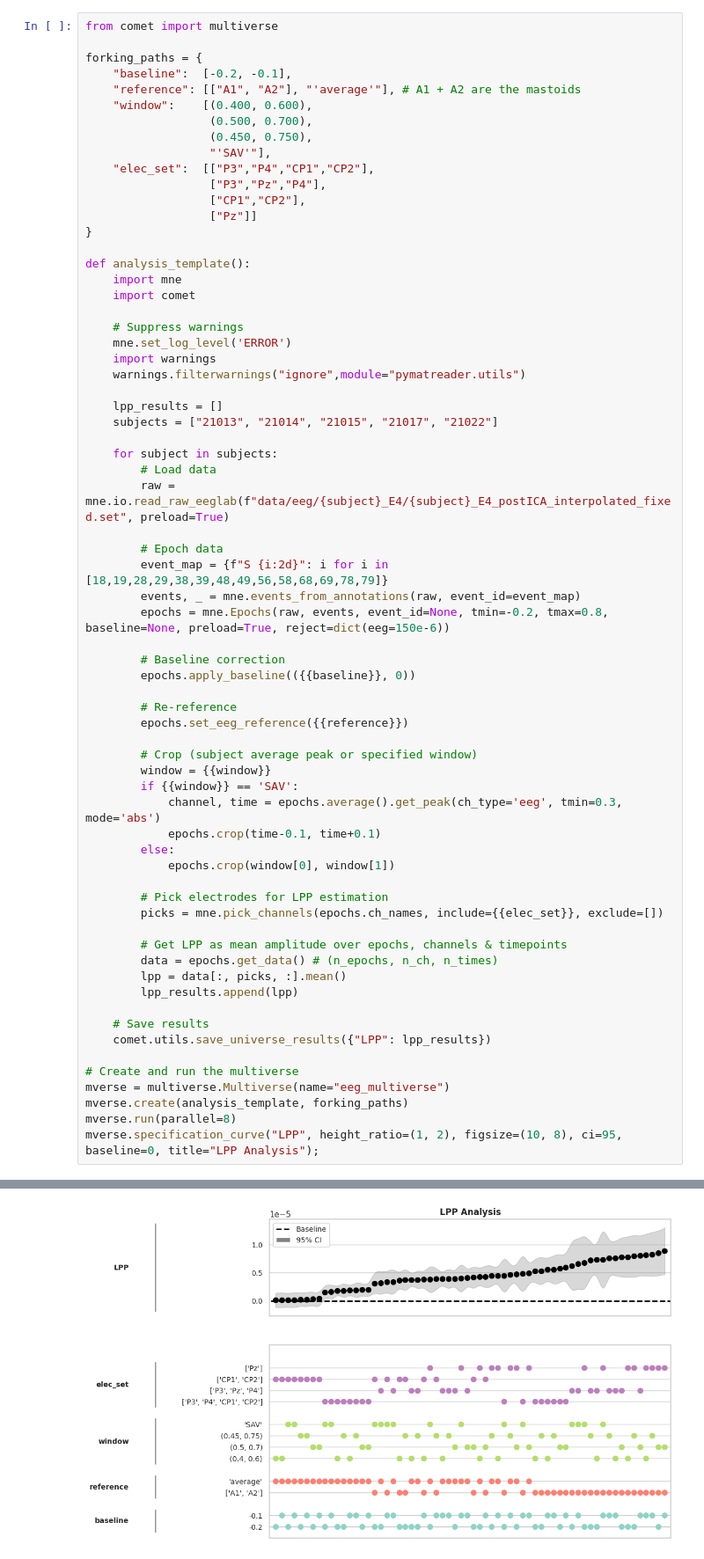
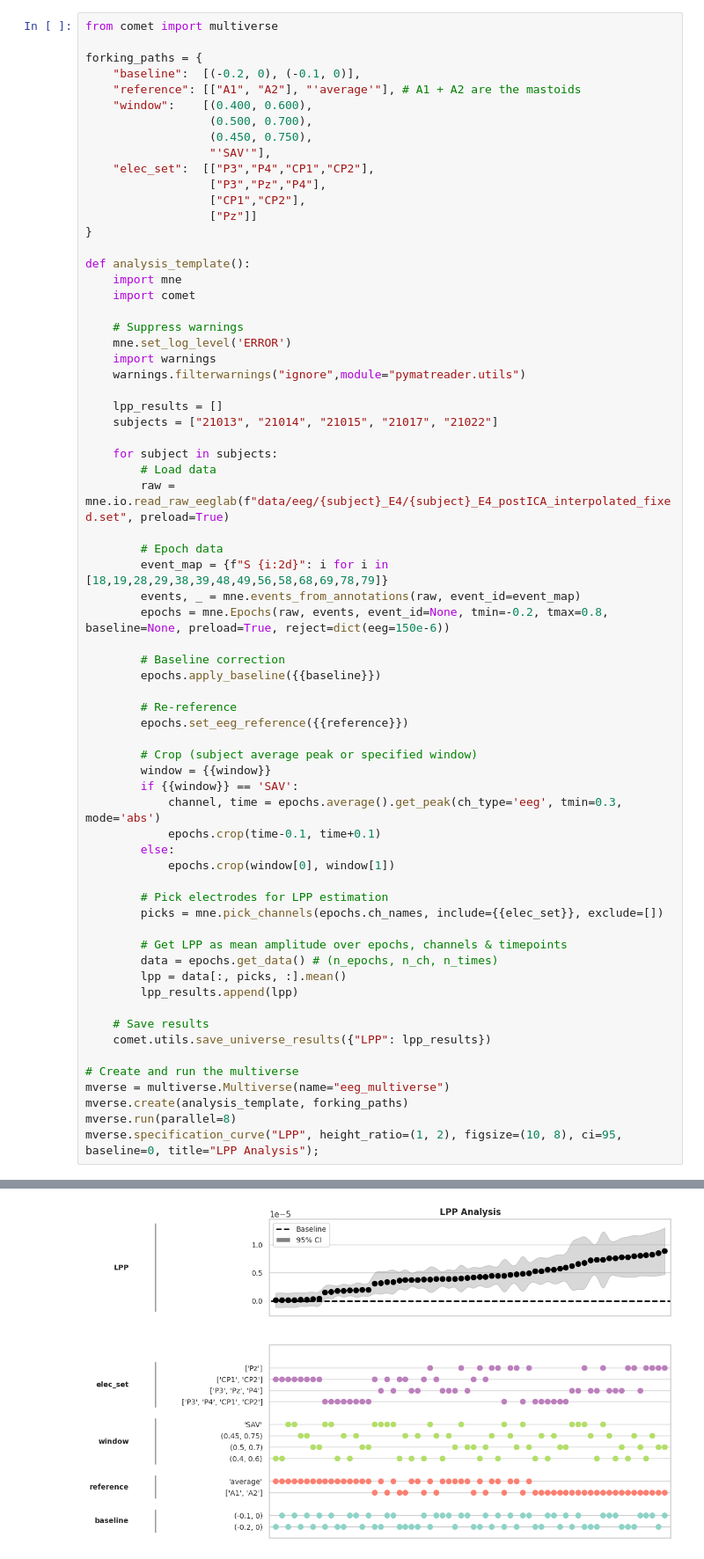
Before and after one commit to pmus-lab/pug2025-workshop, a Jupyter notebook: book/4_additional/solutions/eeg_multiverse.ipynb, the cells around one changed output, grey strips where cells are left out. Shown at 88% size. Cells and saved outputs as stored; diff of their text form.

```diff
--- a/book/4_additional/solutions/eeg_multiverse.ipynb
+++ b/book/4_additional/solutions/eeg_multiverse.ipynb
@@ -10,7 +10,7 @@ Make sure you copy the `data/` folder from the USB stick into the directory of t
 from comet import multiverse
 
 forking_paths = {
-    "baseline":  [-0.2, -0.1],
+    "baseline":  [(-0.2, 0), (-0.1, 0)],
     "reference": [["A1", "A2"], "'average'"], # A1 + A2 are the mastoids
     "window":    [(0.400, 0.600),
                   (0.500, 0.700),
@@ -44,37 +44,37 @@ def analysis_template():
         epochs = mne.Epochs(raw, events, event_id=None, tmin=-0.2, tmax=0.8, baseline=None, preload=True, reject=dict(eeg=150e-6))
 
         # Baseline correction
-        epochs.apply_baseline(({{baseline}}, 0))
+        epochs.apply_baseline({{baseline}})
 
         # Re-reference
         epochs.set_eeg_reference({{reference}})
 
         # Crop (subject average peak or specified window)
         window = {{window}}
         if {{window}} == 'SAV':
             channel, time = epochs.average().get_peak(ch_type='eeg', tmin=0.3, mode='abs')
             epochs.crop(time-0.1, time+0.1)
         else:
             epochs.crop(window[0], window[1])
 
         # Pick electrodes for LPP estimation
         picks = mne.pick_channels(epochs.ch_names, include={{elec_set}}, exclude=[])
 
         # Get LPP as mean amplitude over epochs, channels & timepoints
         data = epochs.get_data() # (n_epochs, n_ch, n_times)
         lpp = data[:, picks, :].mean()
         lpp_results.append(lpp)
 
     # Save results
     comet.utils.save_universe_results({"LPP": lpp_results})
 
 # Create and run the multiverse
 mverse = multiverse.Multiverse(name="eeg_multiverse")
 mverse.create(analysis_template, forking_paths)
 mverse.run(parallel=8)
 mverse.specification_curve("LPP", height_ratio=(1, 2), figsize=(10, 8), ci=95, baseline=0, title="LPP Analysis");
 # %% [output]
 Starting multiverse analysis for all universes...
 The multiverse analysis completed without any errors.
 Warning: Only 5 samples were available for the t-test and CI.
-[figure, old version]
+[figure, new version]
```
Also changed, not shown: 12 other files.
